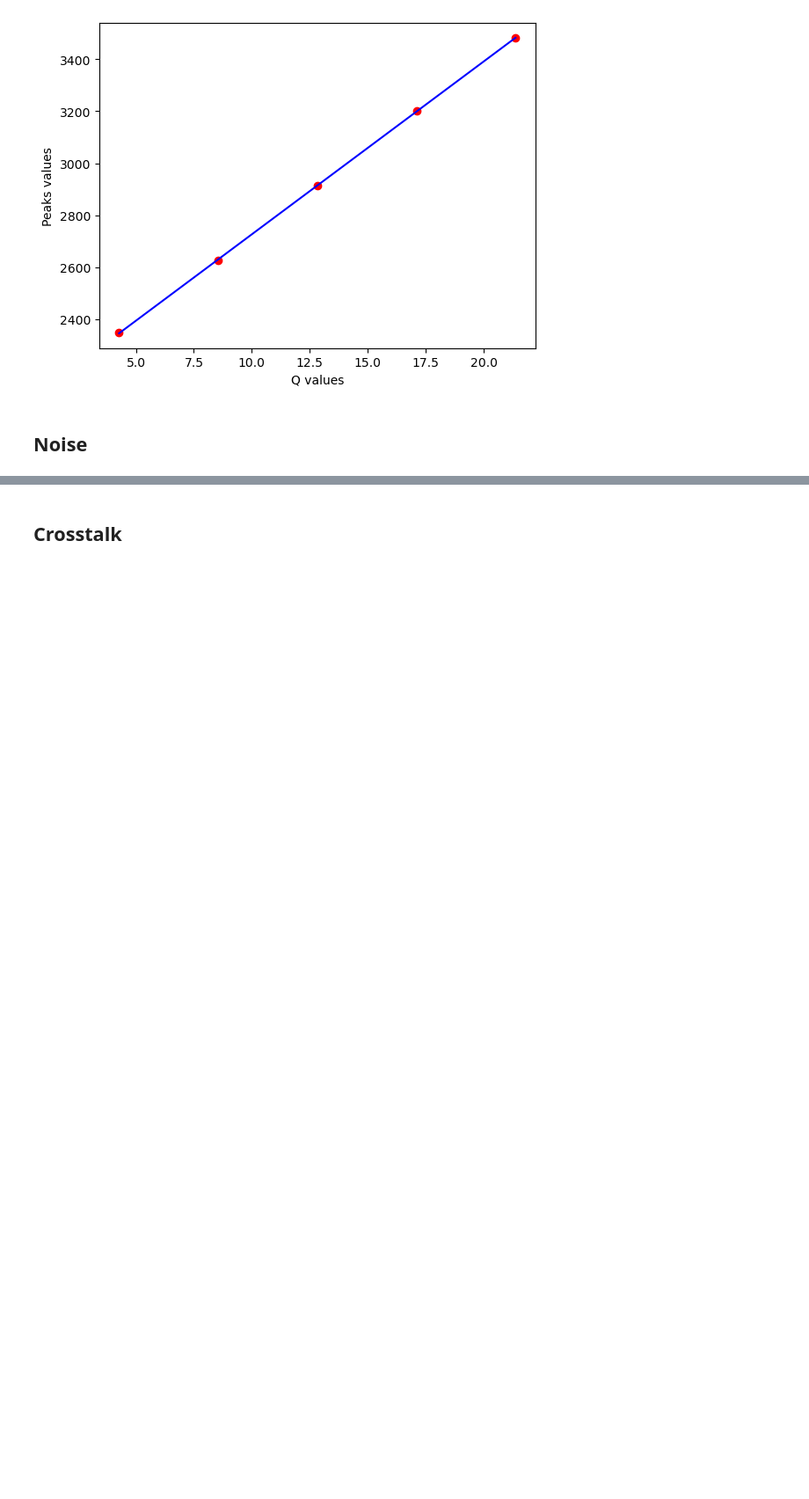
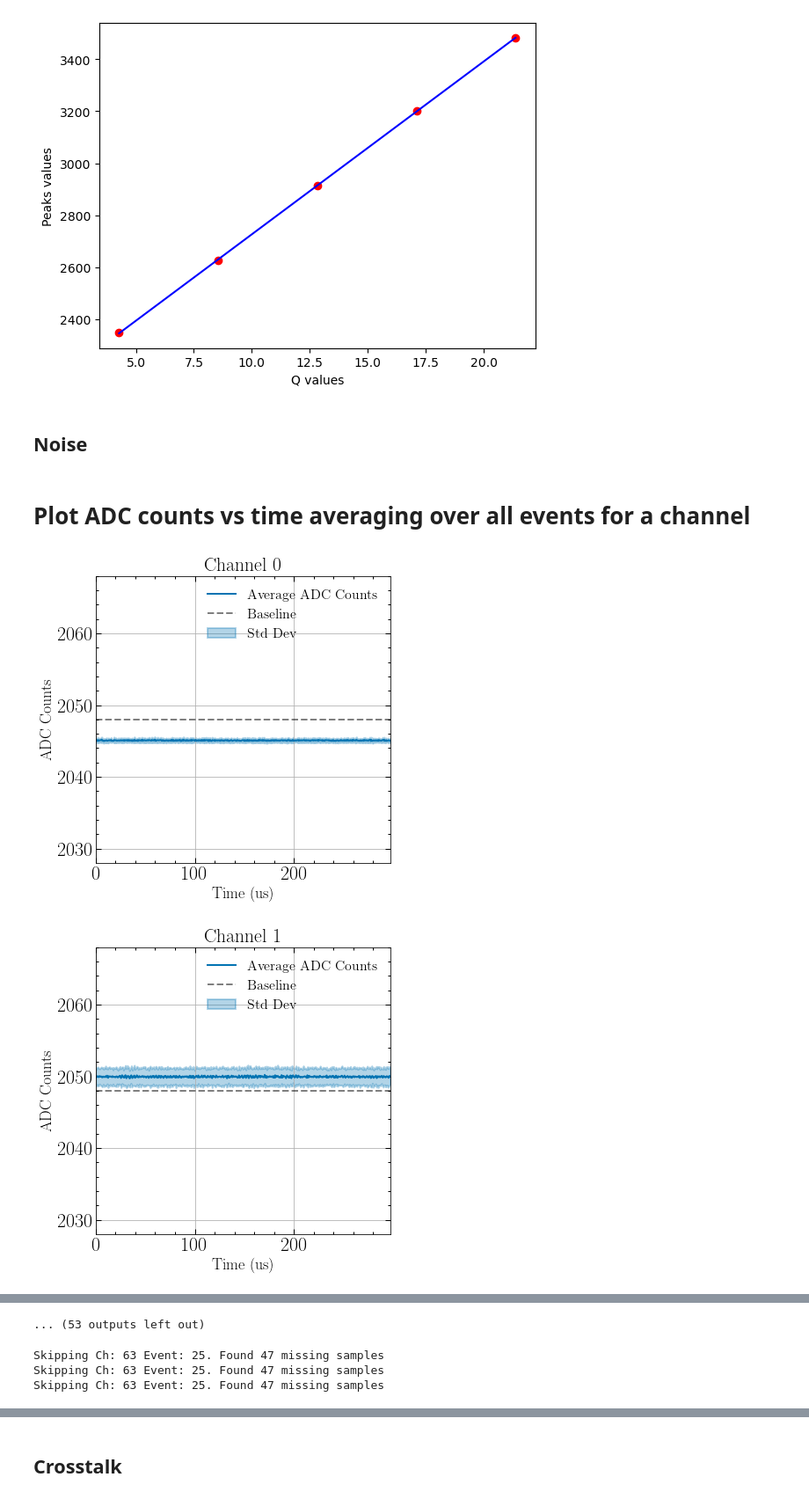
Before and after one commit to svanikt/GRAMS, a Jupyter notebook: pGRAMS Readout Analysis.ipynb, the cells around one changed output, grey strips where cells are left out. Shown at 88% size. Cells and saved outputs as stored; diff of their text form; code cells hidden in the pictures; blank space fills up the shorter version.

```diff
--- a/pGRAMS Readout Analysis.ipynb
+++ b/pGRAMS Readout Analysis.ipynb
@@ -256,0 +330,9 @@ Q[ch] = (np.array(mV) * Vdiv * 10**-3) * (Cin * 10**-12) * 10**15 # charge in fC
+# %% [markdown]
+# Plot ADC counts vs time averaging over all events for a channel
+# %%
+channels=np.arange(0, 64, 1)
+for ch in channels:
+    plot_counts_on_channel(file_list, ch)
+# %% [output]
+[figure, added]
+[figure, added]
@@ -256,0 +349 @@ Q[ch] = (np.array(mV) * Vdiv * 10**-3) * (Cin * 10**-12) * 10**15 # charge in fC
+... (53 outputs left out)
@@ -256,0 +393,6 @@ Q[ch] = (np.array(mV) * Vdiv * 10**-3) * (Cin * 10**-12) * 10**15 # charge in fC
+# %%
+counts = noise_counts(file_list, active_ch)
+# %% [output]
+Skipping Ch: 63 Event: 25. Found 47 missing samples
+Skipping Ch: 63 Event: 25. Found 47 missing samples
+Skipping Ch: 63 Event: 25. Found 47 missing samples
```
Also changed, not shown: parts of 16 cells of this notebook.
